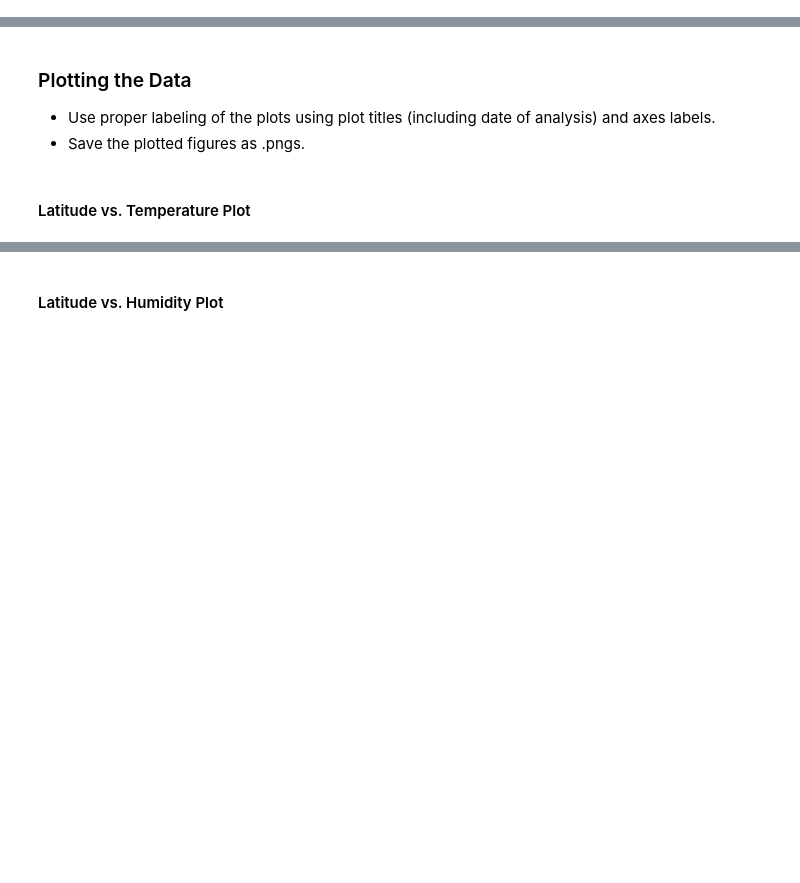
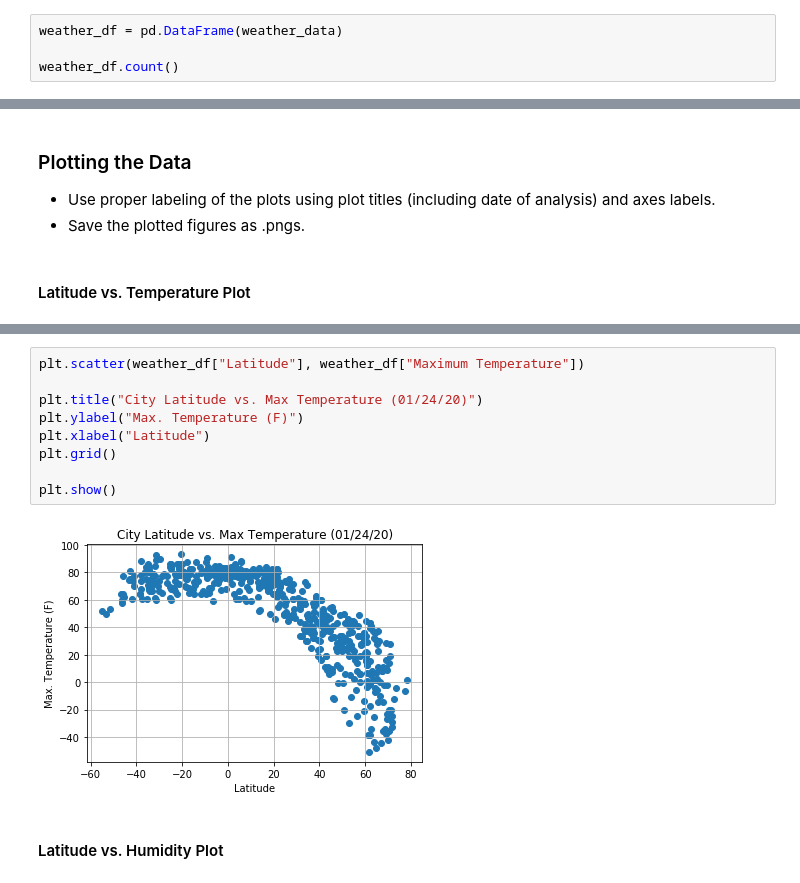
Before and after one commit to willcpope/python-api-challenge, a Jupyter notebook: WeatherPy/WeatherPy.ipynb, the cells around one changed output, grey strips where cells are left out. Saved outputs shown, nothing was run; the diff lists cells and outputs as text; blank space fills up the shorter version.

Commit message:
Updated WeatherPy scatter plots
Scatter plots saved to output folder.

```diff
--- a/WeatherPy/WeatherPy.ipynb
+++ b/WeatherPy/WeatherPy.ipynb
@@ -83,0 +131,4 @@ dtype: int64
+# %%
+weather_df = pd.DataFrame(weather_data)
+
+weather_df.count()
@@ -93,2 +163,13 @@ dtype: int64
+# %%
+plt.scatter(weather_df["Latitude"], weather_df["Maximum Temperature"])
+
+plt.title("City Latitude vs. Max Temperature (01/24/20)")
+plt.ylabel("Max. Temperature (F)")
+plt.xlabel("Latitude")
+plt.grid()
+
+plt.show()
+# %% [output]
+[figure, added]
 # %% [markdown]
 #### Latitude vs. Humidity Plot
```
Also changed, not shown: parts of 32 cells of this notebook, 10 other files.
